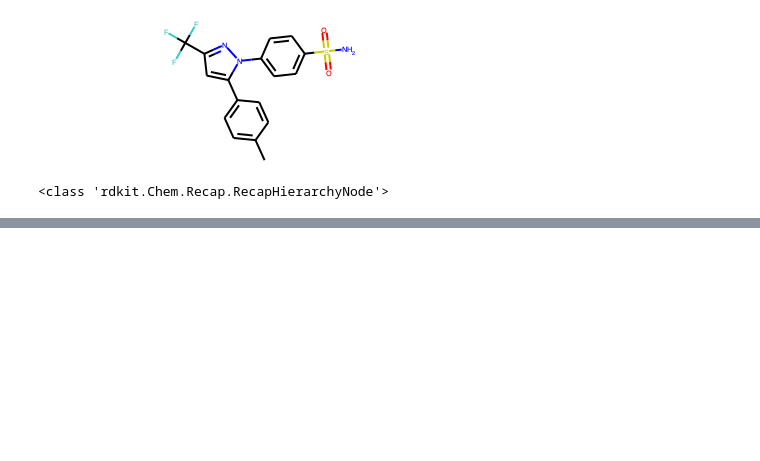
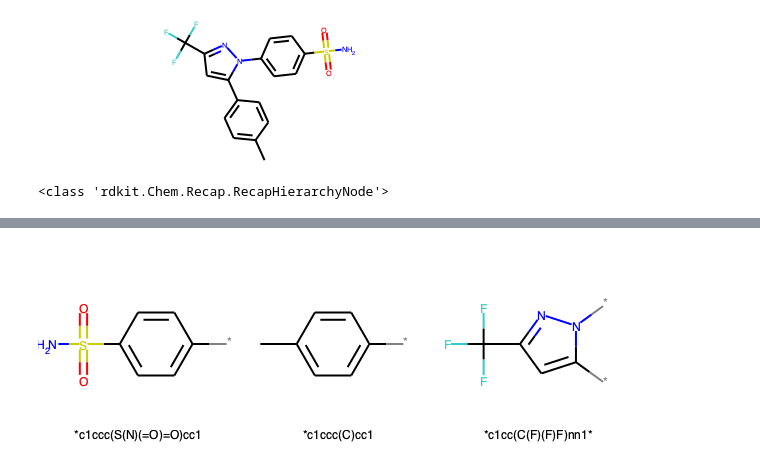
Before and after one commit to YoheiKoga/rdkittraining, a Jupyter notebook: 11_RECAP.ipynb, the cells around one changed output, grey strips where cells are left out. Cells and saved outputs as stored; diff of their text form; code cells hidden in the pictures; blank space fills up the shorter version.

```diff
--- a/11_RECAP.ipynb
+++ b/11_RECAP.ipynb
@@ -23,0 +31,5 @@ print(type(decomp))
+# %%
+leaves = [leaf.mol for leaf in decomp.GetLeaves().values()]
+Draw.MolsToGridImage(leaves, legends=[Chem.MolToSmiles(m) for m in leaves])
+# %% [output]
+[figure, added]
```
Also changed, not shown: parts of 5 cells of this notebook.
